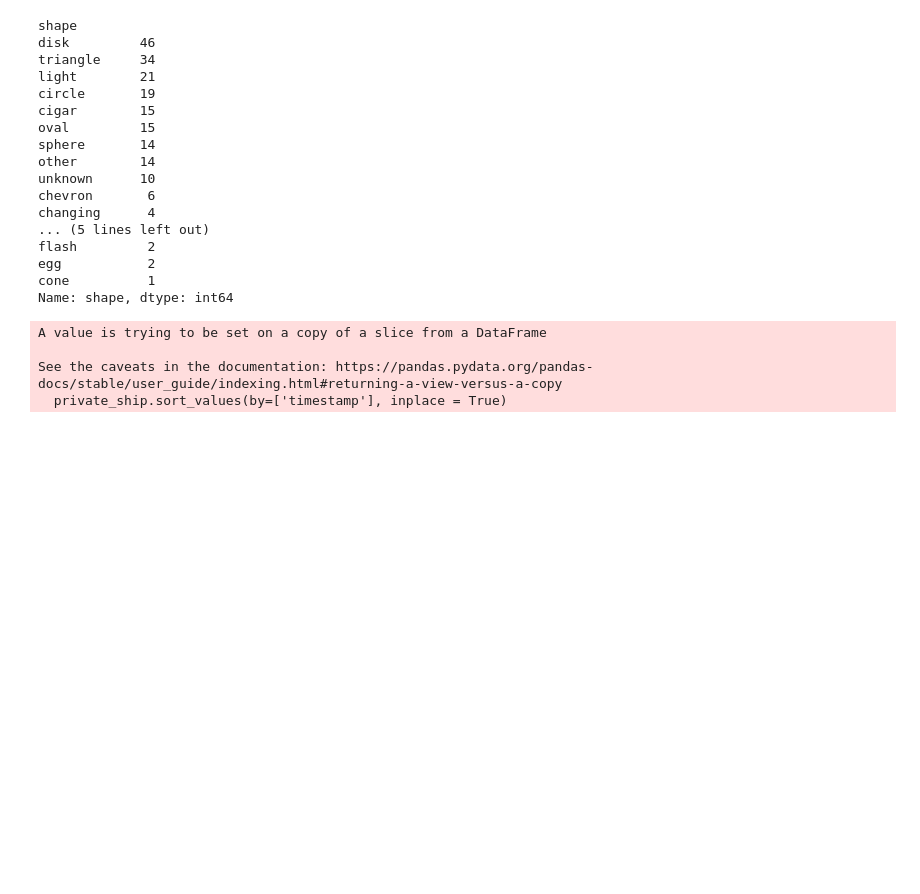
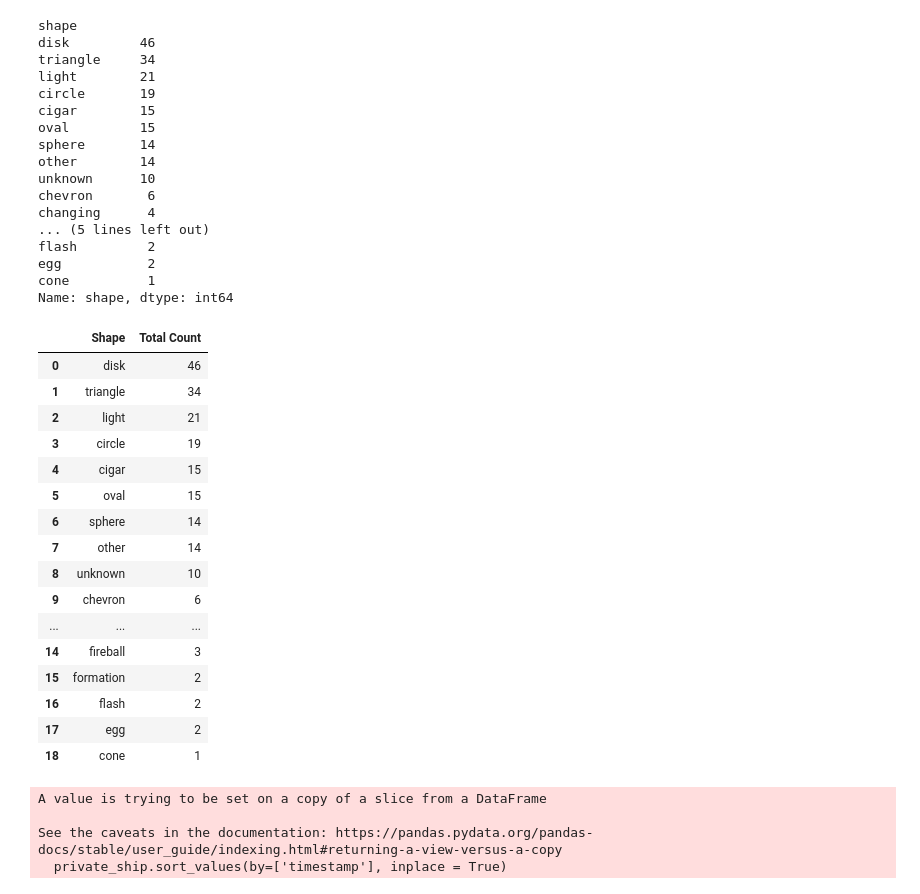
Before and after one commit to KalynA92/Group_Project_3, a Jupyter notebook: Analysis_Kalyn.ipynb, the cells around one changed output. Drawn from its saved outputs; the diff is of its cells as text; code cells hidden in the pictures; blank space fills up the shorter version.

Commit message:
Pushing json data for plotting

```diff
--- a/Analysis_Kalyn.ipynb
+++ b/Analysis_Kalyn.ipynb
@@ -293,7 +366,8 @@ See the caveats in the documentation: https://pandas.pydata.org/pandas-docs/stab
 217 rows × 5 columns
 # %%
 # Finding the variety of shapes of UFO sightings seen in the first year after the first Star Wars movie was released
-a_new_hope['shape'].groupby(a_new_hope['shape']).count().sort_values(ascending=False).head(20)
+shapes4 = a_new_hope['shape'].groupby(a_new_hope['shape']).count().sort_values(ascending=False).head(20)
+shapes4
 # %% [output]
 shape
 disk         46
@@ -312,3 +386,28 @@ flash         2
 egg           2
 cone          1
 Name: shape, dtype: int64
+# %%
+# Create Dataframe for plotting
+shapes4_df = pd.DataFrame(shapes4, columns=['shape'])
+shapes4_df = shapes4_df.rename_axis('count')
+shapes4_df = shapes4_df.reset_index()
+shapes4_df.rename(columns={'count':'Shape', 'shape': 'Total Count'}, inplace=True)
+shapes4_df
+# %% [output]
+|  | Shape | Total Count |
+| 0 | disk | 46 |
+| 1 | triangle | 34 |
+| 2 | light | 21 |
+| 3 | circle | 19 |
+| 4 | cigar | 15 |
+| 5 | oval | 15 |
+| 6 | sphere | 14 |
+| 7 | other | 14 |
+| 8 | unknown | 10 |
+| 9 | chevron | 6 |
+| ... | ... | ... |
+| 14 | fireball | 3 |
+| 15 | formation | 2 |
+| 16 | flash | 2 |
+| 17 | egg | 2 |
+| 18 | cone | 1 |
```
Also changed, not shown: parts of 20 cells of this notebook, 9 other files.
